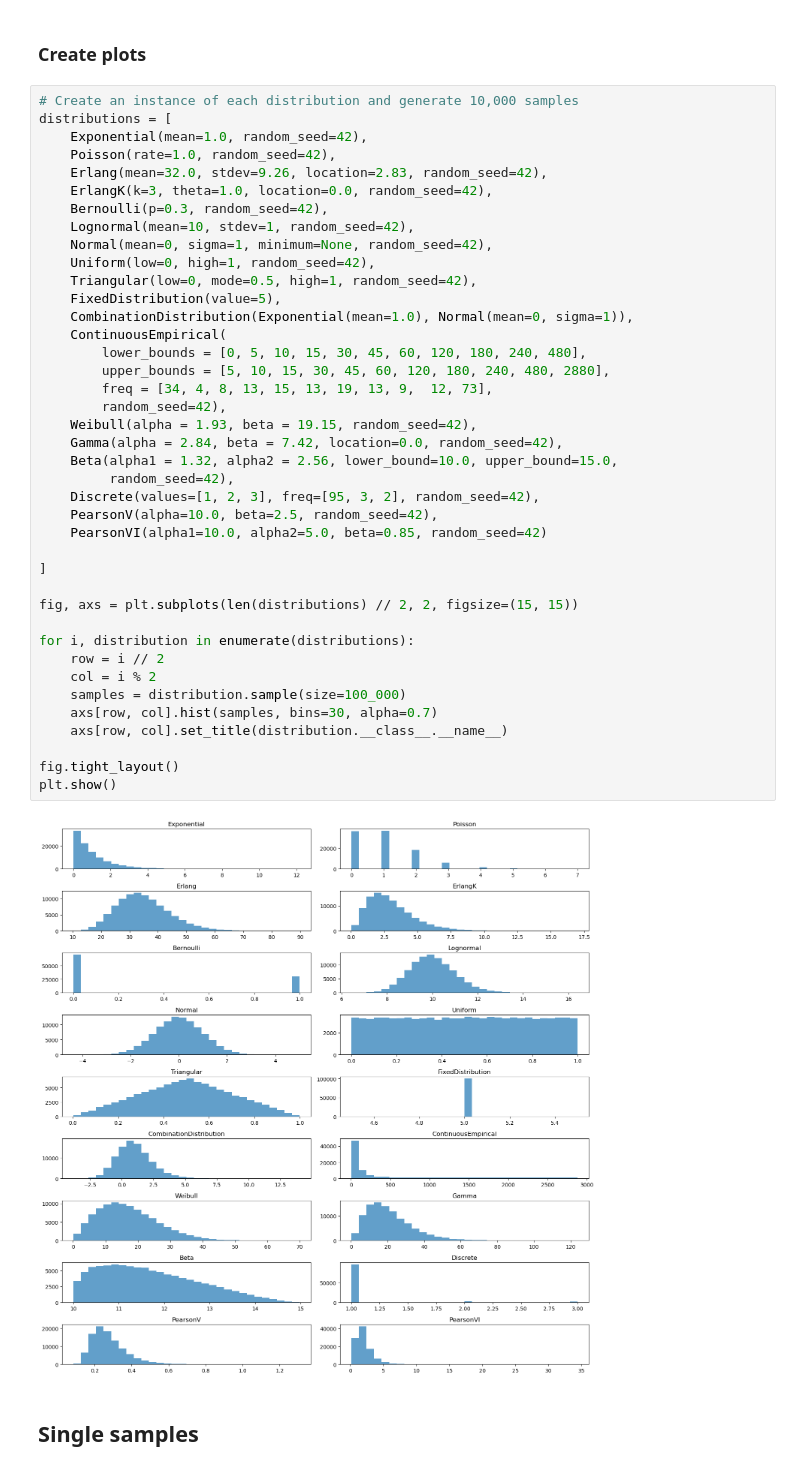
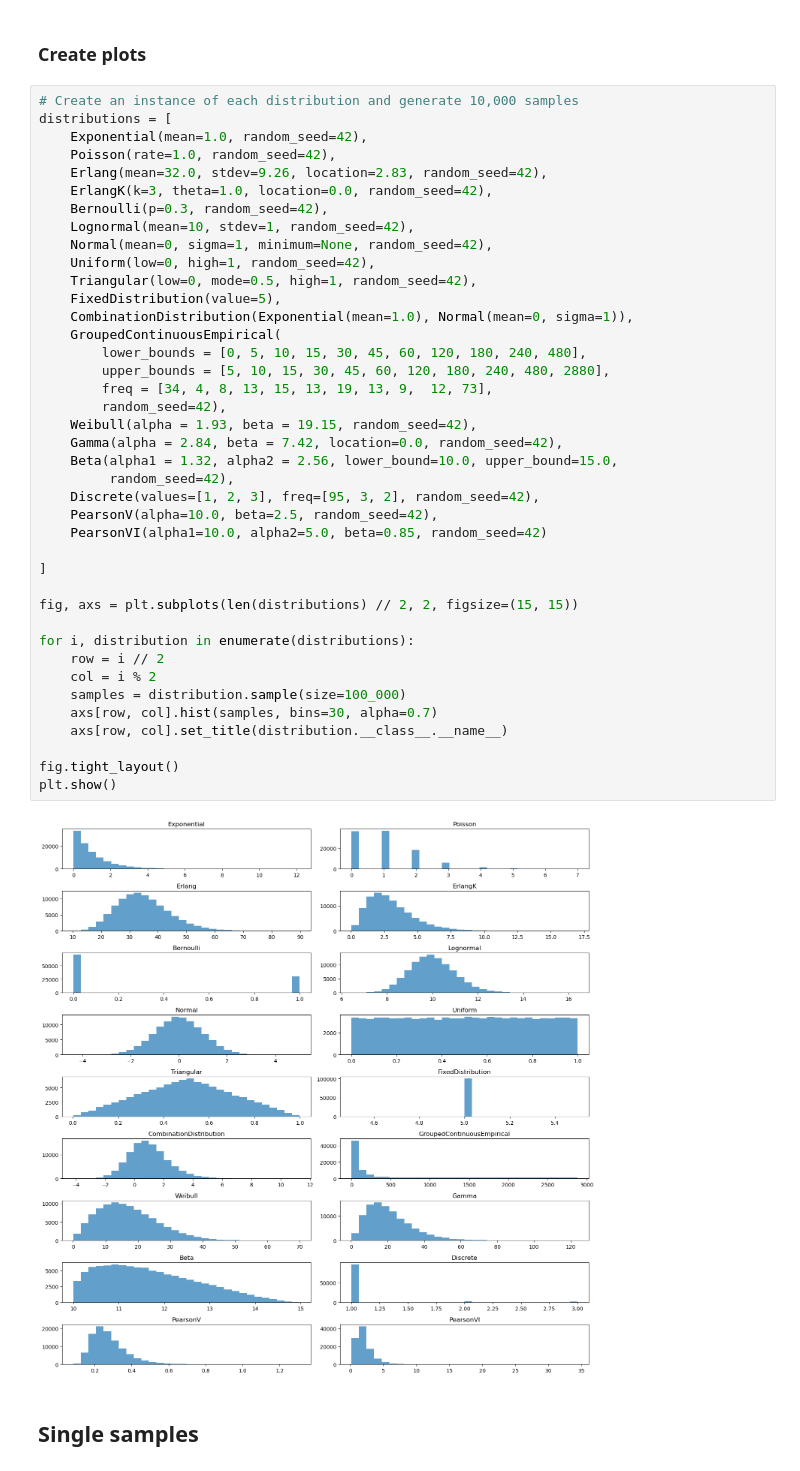
Before and after one commit to Bergam0t/sim-tools, a Jupyter notebook: docs/01_sampling/01_distributions_examples.ipynb, the cells around one changed output. Drawn from its saved outputs; the diff is of its cells as text.

Commit message:
docs(dists): GroupContinousEmpirical added

```diff
--- a/docs/01_sampling/01_distributions_examples.ipynb
+++ b/docs/01_sampling/01_distributions_examples.ipynb
@@ -283,35 +284,35 @@ distributions = [
     Uniform(low=0, high=1, random_seed=42),
     Triangular(low=0, mode=0.5, high=1, random_seed=42),
     FixedDistribution(value=5),
     CombinationDistribution(Exponential(mean=1.0), Normal(mean=0, sigma=1)),
-    ContinuousEmpirical(
+    GroupedContinuousEmpirical(
         lower_bounds = [0, 5, 10, 15, 30, 45, 60, 120, 180, 240, 480],
         upper_bounds = [5, 10, 15, 30, 45, 60, 120, 180, 240, 480, 2880],
         freq = [34, 4, 8, 13, 15, 13, 19, 13, 9,  12, 73],
         random_seed=42),
     Weibull(alpha = 1.93, beta = 19.15, random_seed=42),
     Gamma(alpha = 2.84, beta = 7.42, location=0.0, random_seed=42),
     Beta(alpha1 = 1.32, alpha2 = 2.56, lower_bound=10.0, upper_bound=15.0,
          random_seed=42),
     Discrete(values=[1, 2, 3], freq=[95, 3, 2], random_seed=42),
     PearsonV(alpha=10.0, beta=2.5, random_seed=42),
     PearsonVI(alpha1=10.0, alpha2=5.0, beta=0.85, random_seed=42)
 
 ]
 
 fig, axs = plt.subplots(len(distributions) // 2, 2, figsize=(15, 15))
 
 for i, distribution in enumerate(distributions):
     row = i // 2
     col = i % 2
     samples = distribution.sample(size=100_000)
     axs[row, col].hist(samples, bins=30, alpha=0.7)
     axs[row, col].set_title(distribution.__class__.__name__)
 
 fig.tight_layout()
 plt.show()
 # %% [output]
-[figure, old version]
+[figure, new version]
 # %% [markdown]
 ## Single samples
 # %%
```
Also changed, not shown: parts of 8 cells of this notebook.
